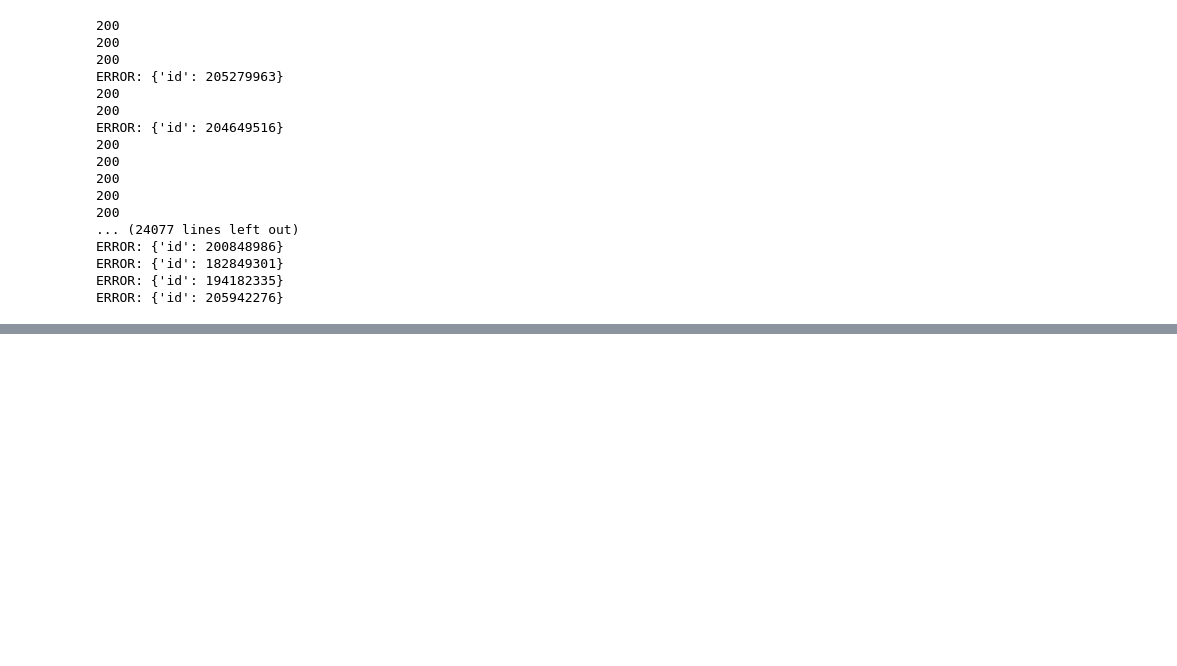
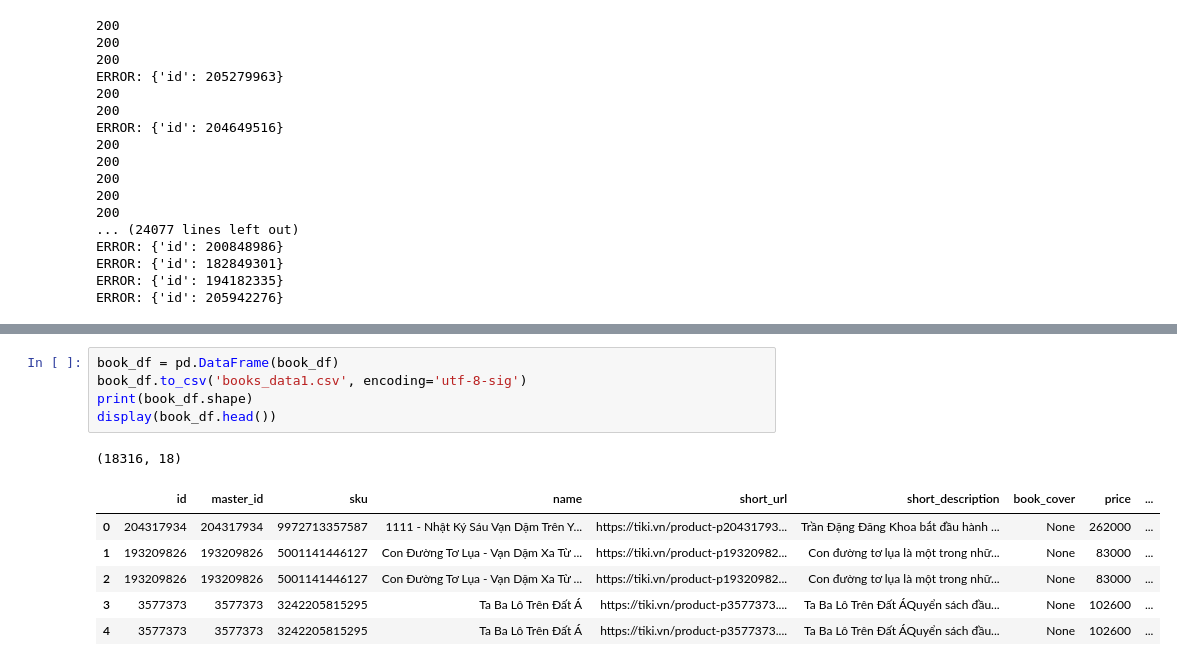
Before and after one commit to Miruku2201/NMKHDL_Final_Project, a Jupyter notebook: crawl.ipynb, the cells around one changed output, grey strips where cells are left out. Cells and saved outputs as stored; diff of their text form; blank space fills up the shorter version.

```diff
--- a/crawl.ipynb
+++ b/crawl.ipynb
@@ -232,0 +242,13 @@ ERROR: {'id': 205942276}
+# %%
+book_df = pd.DataFrame(book_df)
+book_df.to_csv('books_data1.csv', encoding='utf-8-sig')
+print(book_df.shape)
+display(book_df.head())
+# %% [output]
+(18316, 18)
+|  | id | master_id | sku | name | short_url | short_description | book_cover | price | ... |
+| 0 | 204317934 | 204317934 | 9972713357587 | 1111 - Nhật Ký Sáu Vạn Dặm Trên Y... | https://tiki.vn/product-p20431793... | Trần Đặng Đăng Khoa bắt đầu hành ... | None | 262000 | ... |
+| 1 | 193209826 | 193209826 | 5001141446127 | Con Đường Tơ Lụa - Vạn Dặm Xa Từ ... | https://tiki.vn/product-p19320982... | Con đường tơ lụa là một trong nhữ... | None | 83000 | ... |
+| 2 | 193209826 | 193209826 | 5001141446127 | Con Đường Tơ Lụa - Vạn Dặm Xa Từ ... | https://tiki.vn/product-p19320982... | Con đường tơ lụa là một trong nhữ... | None | 83000 | ... |
+| 3 | 3577373 | 3577373 | 3242205815295 | Ta Ba Lô Trên Đất Á | https://tiki.vn/product-p3577373.... | Ta Ba Lô Trên Đất ÁQuyển sách đầu... | None | 102600 | ... |
+| 4 | 3577373 | 3577373 | 3242205815295 | Ta Ba Lô Trên Đất Á | https://tiki.vn/product-p3577373.... | Ta Ba Lô Trên Đất ÁQuyển sách đầu... | None | 102600 | ... |
```
Also changed, not shown: parts of 19 cells of this notebook.
